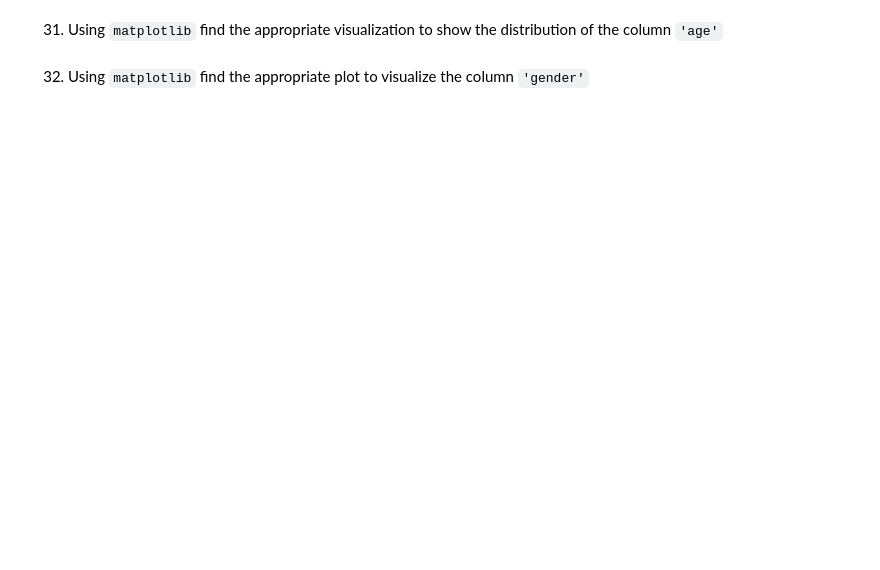
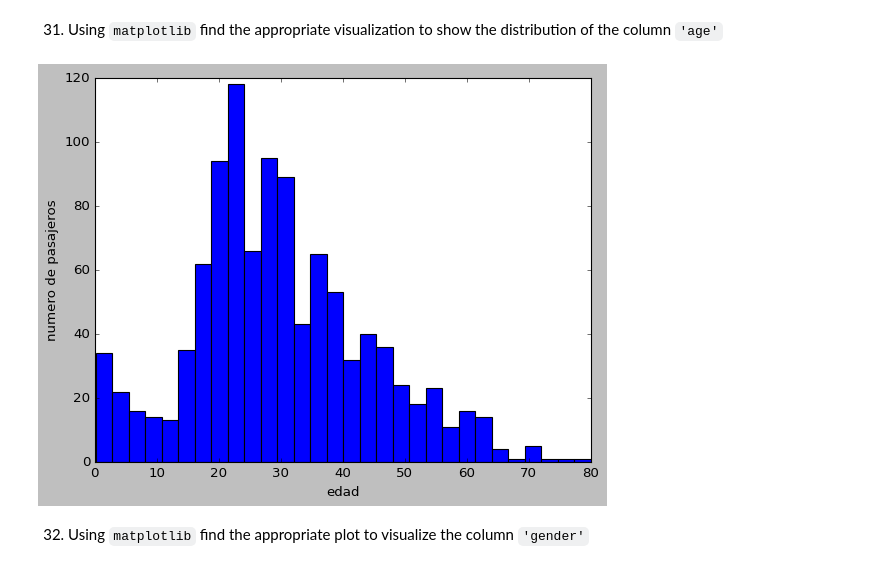
Before and after one commit to Avalverdep/2026-10-BILBAO-FT-Data-Science, a Jupyter notebook: 2-Data_Analysis/2-Pandas/Practica/7-Titanic/Titanic-exercise.ipynb, the cells around one changed output. Saved outputs shown, nothing was run; the diff lists cells and outputs as text; code cells hidden in the pictures; blank space fills up the shorter version.

```diff
--- a/2-Data_Analysis/2-Pandas/Practica/7-Titanic/Titanic-exercise.ipynb
+++ b/2-Data_Analysis/2-Pandas/Practica/7-Titanic/Titanic-exercise.ipynb
@@ -459,5 +475,13 @@ Hint: There were two people with the same name, who?
 31. Using `matplotlib` find the appropriate visualization to show the distribution of the column `'age'`
 # %%
 import matplotlib.pyplot as plt
+# %%
+plt.style.use('classic')
+plt.hist(titanic['age'].dropna(), bins = 30)
+plt.xlabel('edad')
+plt.ylabel('numero de pasajeros')
+plt.show()
+# %% [output]
+[figure, added]
 # %% [markdown]
 32. Using `matplotlib` find the appropriate plot to visualize the column `'gender'`
```
Also changed, not shown: parts of 8 cells of this notebook, 11 other files.
